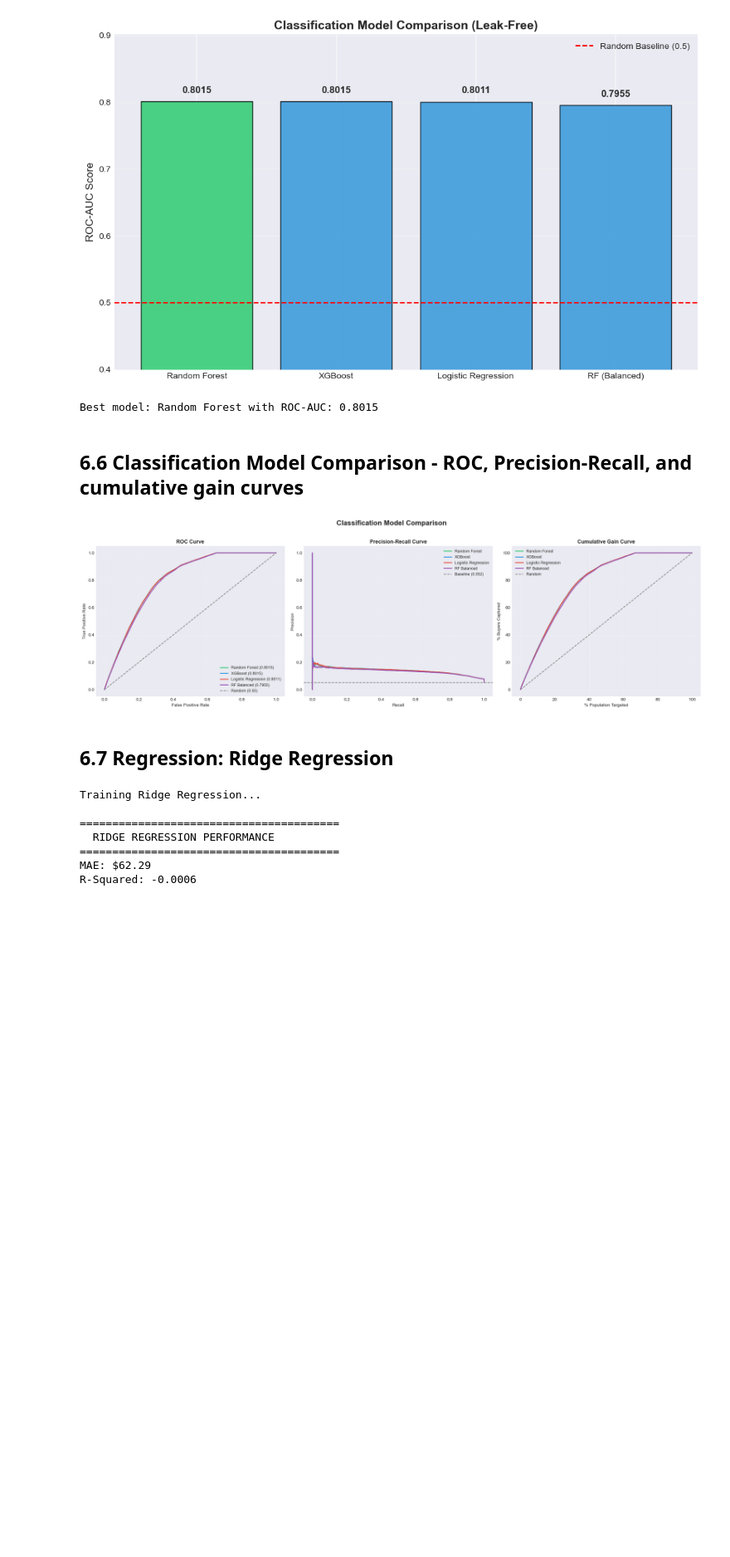
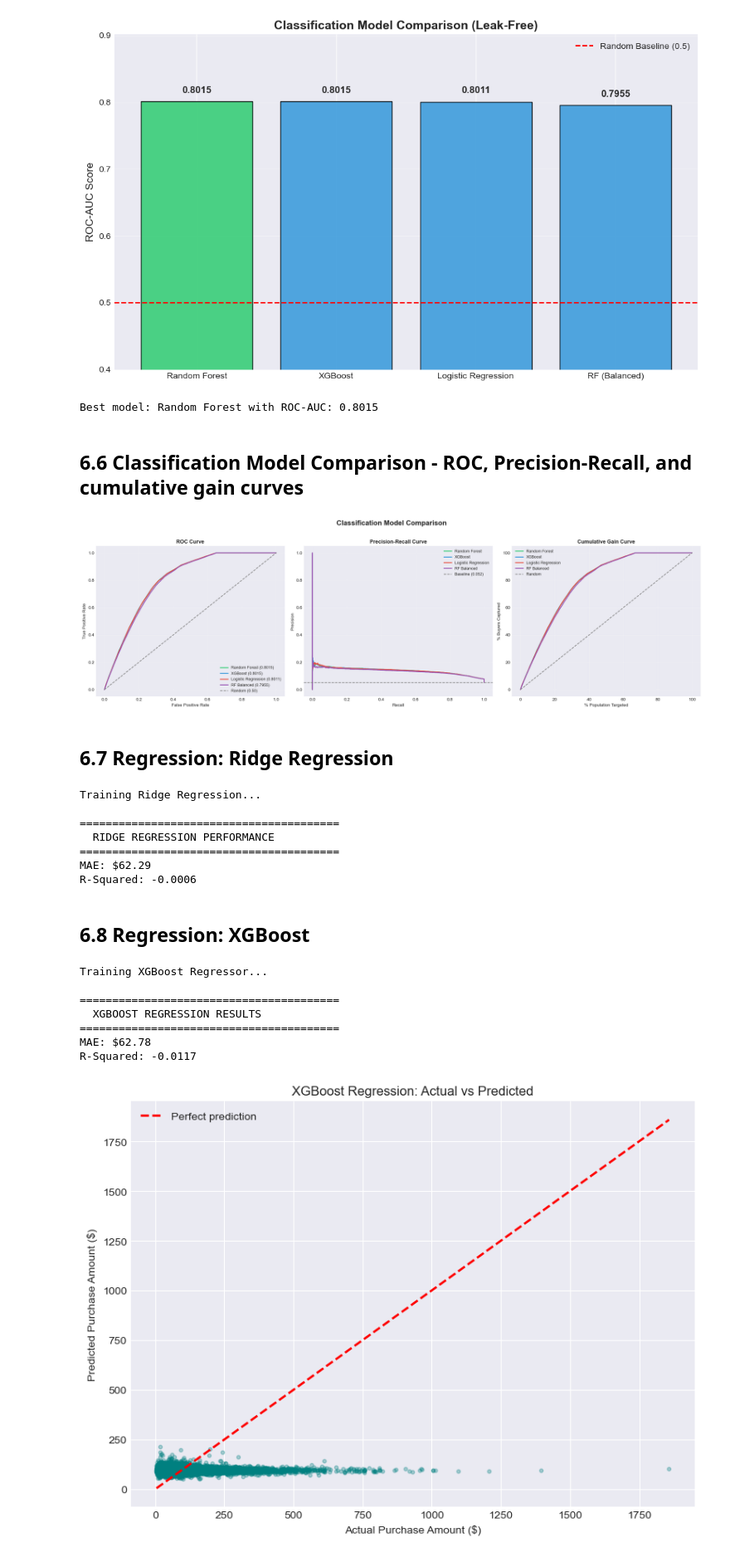
Before and after one commit to rynetroy/Predictive_Funnel_Analytics, a Jupyter notebook: delarosa_troy_SML_Predictive_Funnel_Analytics_.ipynb, the cells around one changed output. Shown at 83% size. Cells and saved outputs as stored; diff of their text form; code cells hidden in the pictures; blank space fills up the shorter version.

```diff
--- a/delarosa_troy_SML_Predictive_Funnel_Analytics_.ipynb
+++ b/delarosa_troy_SML_Predictive_Funnel_Analytics_.ipynb
@@ -1579,3 +1579,60 @@ Training Ridge Regression...
 ========================================
 MAE: $62.29
 R-Squared: -0.0006
+# %% [markdown]
+## 6.8 Regression: XGBoost
+# %%
+from xgboost import XGBRegressor
+
+# We initialize the XGBoost regressor with parameters
+# that are commonly effective for regression tasks,
+xgb_reg = XGBRegressor(
+    n_estimators=200,
+    learning_rate=0.05,
+    max_depth=6,
+    subsample=0.8,
+    colsample_bytree=0.8,
+    random_state=42
+)
+
+print('Training XGBoost Regressor...')
+# We fit the XGBoost regressor on the training data for the regression task,
+xgb_reg.fit(X_train_reg, y_train_reg_clean)
+# We generate predictions on the validation set using the trained XGBoost regression model.
+y_pred_xgb_reg = xgb_reg.predict(X_val_reg)
+# We calculate the Mean Absolute Error (MAE) and R-squared (R²) metrics for the
+# XGBoost regression model on the validation set to evaluate its performance in predicting purchase amounts.
+mae_xgb = mean_absolute_error(y_val_reg_clean, y_pred_xgb_reg)
+# We calculate the R-squared (R²) score for the XGBoost regression model on the validation set,
+# which indicates the proportion of variance in the purchase amount that is explained by the model.
+r2_xgb = r2_score(y_val_reg_clean, y_pred_xgb_reg)
+
+print('\n' + '='*40)
+print('  XGBOOST REGRESSION RESULTS')
+print('='*40)
+print(f'MAE: ${mae_xgb:.2f}')
+print(f'R-Squared: {r2_xgb:.4f}')
+
+# Actual vs Predicted plot
+# We create a scatter plot to visualize the relationship between the actual purchase amounts
+# and the predicted purchase amounts from the XGBoost regression model on the validation set.
+fig, ax = plt.subplots(figsize=(8, 6))
+ax.scatter(y_val_reg_clean, y_pred_xgb_reg, alpha=0.3, color='teal', s=10)
+lims = [min(y_val_reg_clean.min(), y_pred_xgb_reg.min()), max(y_val_reg_clean.max(), y_pred_xgb_reg.max())]
+ax.plot(lims, lims, '--r', linewidth=2, label='Perfect prediction')
+ax.set_xlabel('Actual Purchase Amount ($)')
+ax.set_ylabel('Predicted Purchase Amount ($)')
+ax.set_title('XGBoost Regression: Actual vs Predicted')
+ax.legend()
+plt.tight_layout()
+plt.savefig('visualizations/regression_actual_vs_predicted.png', dpi=200)
+plt.show()
+# %% [output]
+Training XGBoost Regressor...
+
+========================================
+  XGBOOST REGRESSION RESULTS
+========================================
+MAE: $62.78
+R-Squared: -0.0117
+[figure, added]
```
Also changed, not shown: 1 other file.
